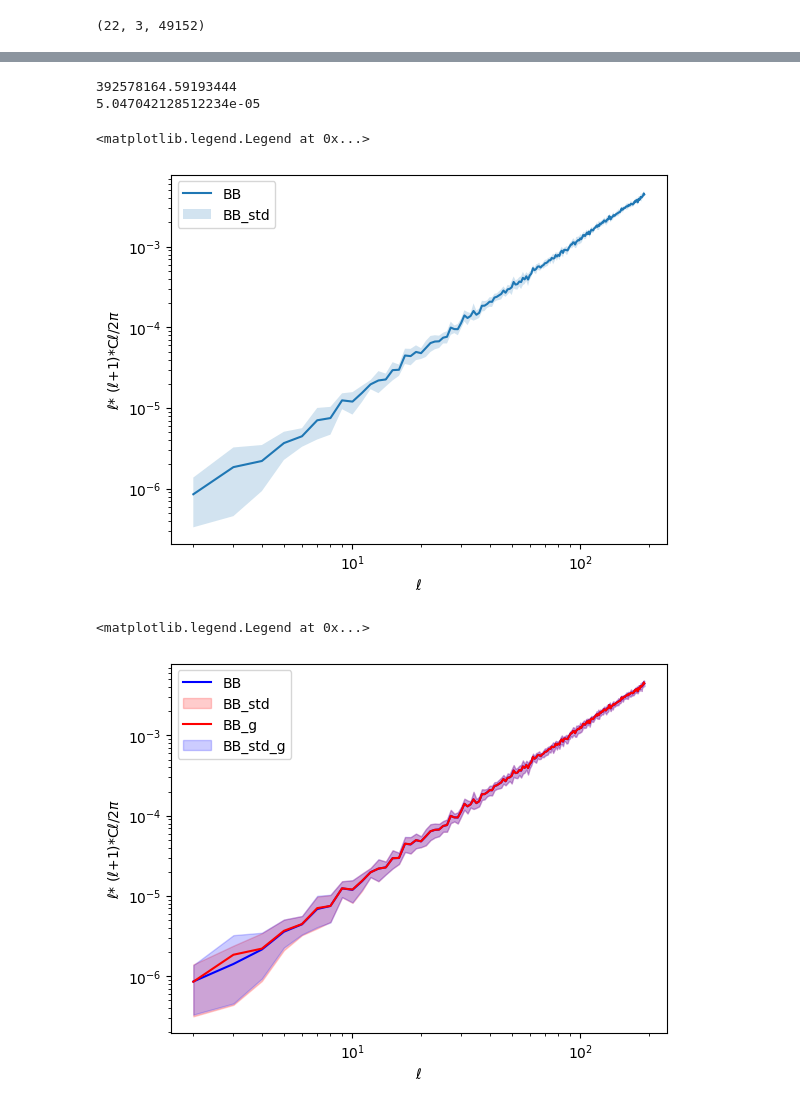
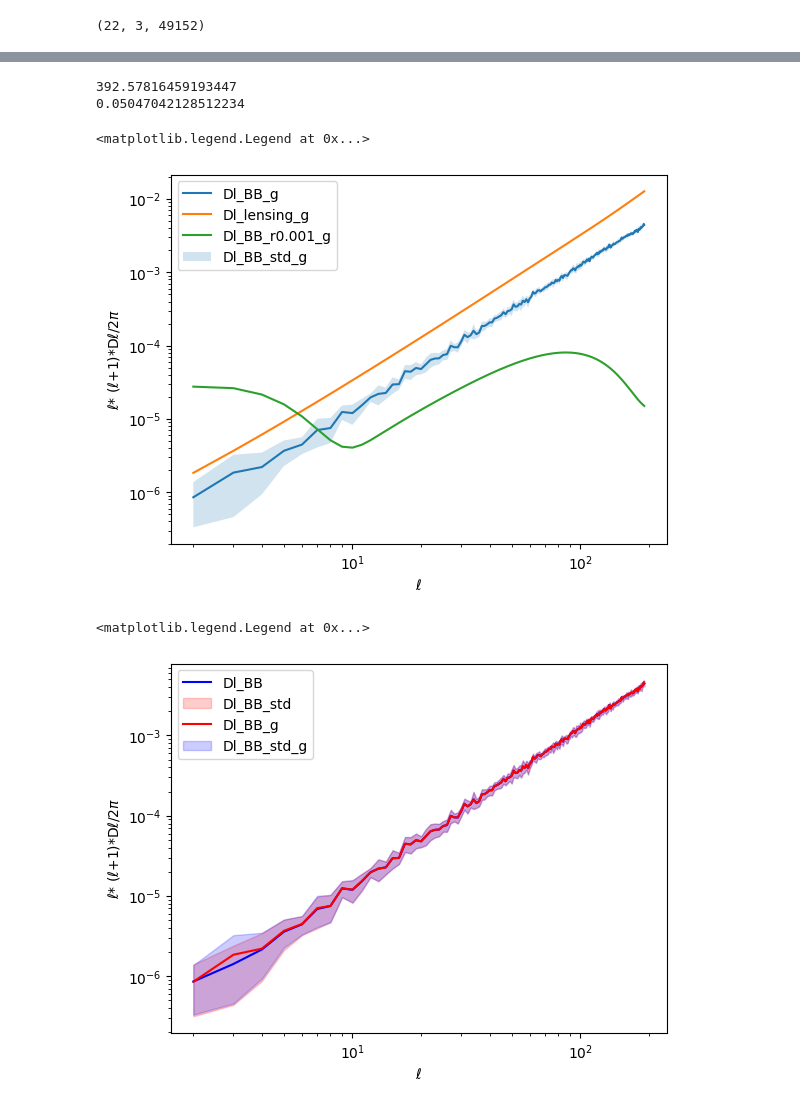
Before and after one commit to AlicePirotta/APC, a Jupyter notebook: noise.ipynb, the cells around one changed output, grey strips where cells are left out. Saved outputs shown, nothing was run; the diff lists cells and outputs as text; code cells hidden in the pictures.

```diff
--- a/noise.ipynb
+++ b/noise.ipynb
@@ -174,64 +172,65 @@ for i in range (seeds):
     s = s[0]
     zeros=np.zeros((1, 49152))
     unione = np.vstack((zeros, s))
 
 
     Cl =hp.anafast(unione)[2,2:]
     Cl_all_g.append(Cl)
 
+
 Cl_all_g=np.array(Cl_all_g)
 Cl_mean_g=np.mean(Cl_all_g, axis=0)
-Cl_std_g=np.std(Cl_all_g, axis=0)
+Cl_std_g = np.std(Cl_all_g, axis=0)
 
 
 
 ell = np.arange(2,192)
-y_g = (ell*(ell+1)*Cl_mean_g)/(2*m.pi)
-std_g = (ell*(ell+1)*Cl_std_g)/(2*m.pi)
+Dl_mean_g = (ell*(ell+1)*Cl_mean_g)/(2*m.pi)
+Dl_std_g = (ell*(ell+1)*Cl_std_g)/(2*m.pi)
 
 
 
 
-ClBBr1_g = _get_Cl_cmb(Alens=0.0, r=1)[2][2:192]
-Clslens_g = _get_Cl_cmb(Alens=1.0, r=0.)[2][2:192]
-Data_g = Cl_mean_g + Clslens_g
+Cl_BB = _get_Cl_cmb(Alens=0.0, r=0.001)[2][2:192]
+Dl_BB = (ell*(ell+1)*Cl_BB)/(2*m.pi)
+
+Cl_lens = _get_Cl_cmb(Alens=1.0, r=0.)[2][2:192]
+Dl_lens = (ell*(ell+1)*Cl_lens)/(2*m.pi)
+
+Data_g = Dl_mean_g + Dl_lens
 fsky = 1
-F_g = np.sum((2*ell+1) * fsky / 2*ClBBr1_g** 2 / Data_g ** 2)
+F_g = np.sum((2*ell+1) * fsky / 2*Dl_BB** 2 / Data_g ** 2)
 sigma_r_fisher_g = np.sqrt(1.0 / F_g)
 print(F_g)
 print(sigma_r_fisher_g)
 
-# values = []
-# for i in range(len(Cl_mean)):
-#     y = (ell*(ell+1)*Cl_mean[:,i])/(2*m.pi)
-#     values.append(y)
 
-plt.loglog(ell,y_g, label = "BB")
-plt.fill_between(ell,y_g+std_g, y_g-std_g, alpha=0.2, label="BB_std")
-# plt.loglog(ell,Cl_mean[0], label="TT")
-# plt.loglog(ell,Cl_mean[1], label="EE")
-# plt.loglog(ell,Cl_mean[2], label="BB")
-# plt.loglog(ell,Cl_mean[3], label="TE")
-# plt.loglog(ell,Cl_mean[4], label="EB")
-# plt.loglog(ell,Cl_mean[5], label="TB")
+
+
+
+plt.loglog(ell, Dl_mean_g, label = "Dl_BB_g")
+plt.loglog(ell, Dl_lens, label = "Dl_lensing_g")
+plt.loglog(ell, Dl_BB, label = "Dl_BB_r0.001_g")
+plt.fill_between(ell,Dl_mean_g+Dl_std_g, Dl_mean_g-Dl_std_g, alpha=0.2, label="Dl_BB_std_g")
+
 
 
 plt.xlabel(r'$\ell$')
-plt.ylabel(r'$\ell$* ($\ell$+1)*C$\ell$/2$\pi$')
+plt.ylabel(r'$\ell$* ($\ell$+1)*D$\ell$/2$\pi$')
 plt.legend()
 # %% [output]
-392578164.59193444
-5.047042128512234e-05
+392.57816459193447
+0.05047042128512234
 <matplotlib.legend.Legend at 0x...>
-[figure, old version]
+[figure, new version]
 # %%
-plt.loglog(ell, y, label = "BB", color= 'blue')
-plt.fill_between(ell,y+std, y-std, alpha=0.2, label="BB_std", color = 'red')
-plt.loglog(ell,y_g, label = "BB_g", color = 'red')
-plt.fill_between(ell,y_g+std_g, y_g-std_g, alpha=0.2, label="BB_std_g", color = 'blue')
+plt.loglog(ell, Dl_mean, label = "Dl_BB", color= 'blue')
+plt.fill_between(ell,Dl_mean+Dl_std, Dl_mean-Dl_std, alpha=0.2, label="Dl_BB_std", color = 'red')
+plt.loglog(ell,Dl_mean_g, label = "Dl_BB_g", color = 'red')
+plt.fill_between(ell,Dl_mean_g+Dl_std_g, Dl_mean_g-Dl_std_g, alpha=0.2, label="Dl_BB_std_g", color = 'blue')
 plt.xlabel(r'$\ell$')
-plt.ylabel(r'$\ell$* ($\ell$+1)*C$\ell$/2$\pi$')
+plt.ylabel(r'$\ell$* ($\ell$+1)*D$\ell$/2$\pi$')
 plt.legend()
 # %% [output]
 <matplotlib.legend.Legend at 0x...>
-[figure, old version]
+[figure, new version]
```
Also changed, not shown: parts of 3 cells of this notebook.
